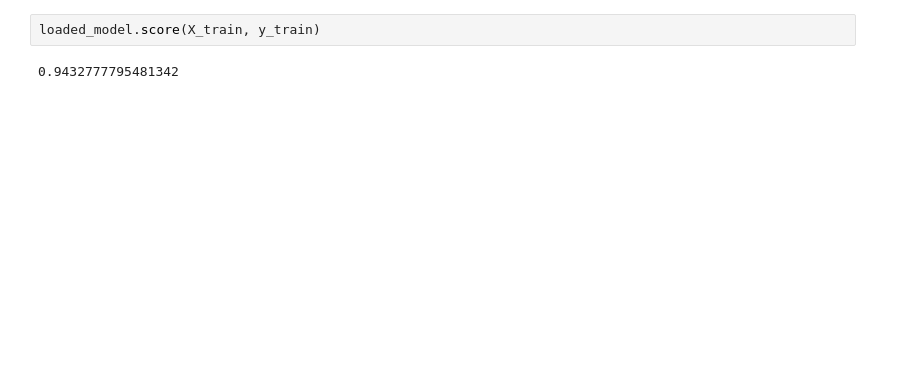
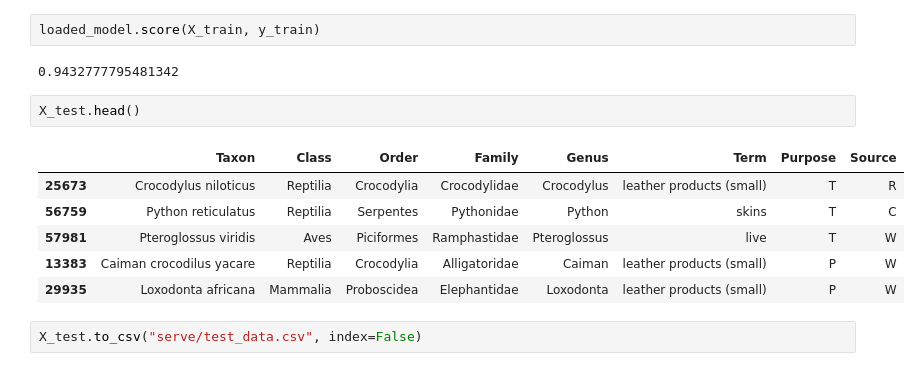
Before and after one commit to deletella01/Code-Analytics, a Jupyter notebook: ml_model/wrangling.ipynb, the cells around one changed output. Drawn from its saved outputs; the diff is of its cells as text; blank space fills up the shorter version.

```diff
--- a/ml_model/wrangling.ipynb
+++ b/ml_model/wrangling.ipynb
@@ -366,3 +369,14 @@ loaded_model.score(X_test, y_test)
 loaded_model.score(X_train, y_train)
 # %% [output]
 0.9432777795481342
+# %%
+X_test.head()
+# %% [output]
+|  | Taxon | Class | Order | Family | Genus | Term | Purpose | Source |
+| 25673 | Crocodylus niloticus | Reptilia | Crocodylia | Crocodylidae | Crocodylus | leather products (small) | T | R |
+| 56759 | Python reticulatus | Reptilia | Serpentes | Pythonidae | Python | skins | T | C |
+| 57981 | Pteroglossus viridis | Aves | Piciformes | Ramphastidae | Pteroglossus | live | T | W |
+| 13383 | Caiman crocodilus yacare | Reptilia | Crocodylia | Alligatoridae | Caiman | leather products (small) | P | W |
+| 29935 | Loxodonta africana | Mammalia | Proboscidea | Elephantidae | Loxodonta | leather products (small) | P | W |
+# %%
+X_test.to_csv("serve/test_data.csv", index=False)
```
Also changed, not shown: parts of 7 cells of this notebook, 11 other files.
